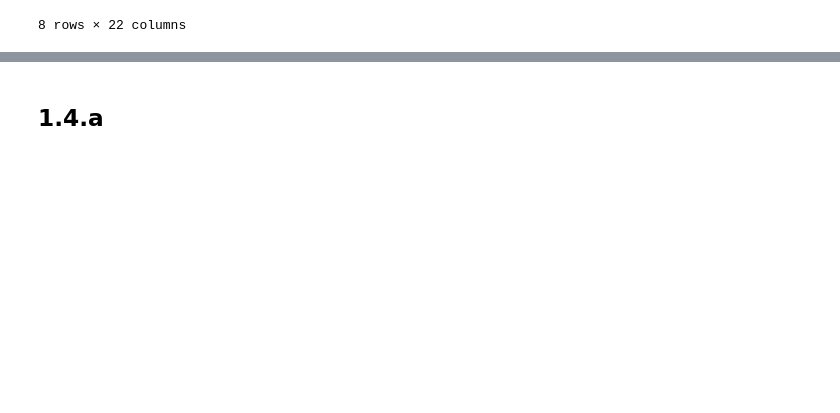
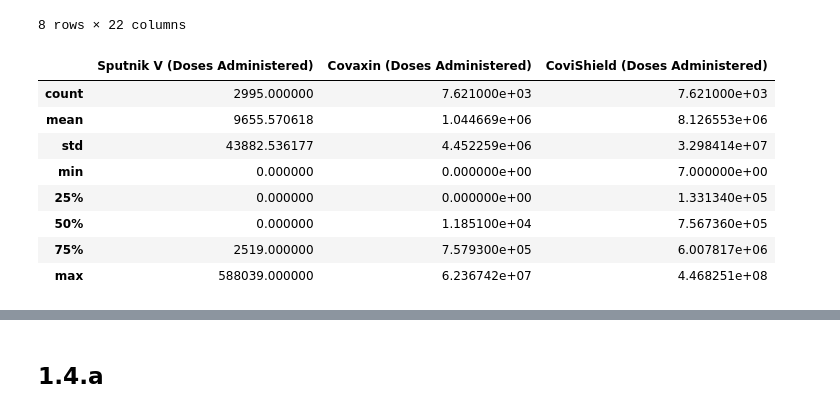
Before and after one commit to dv-rastogi/ml-pg-decision-trees, a Jupyter notebook: 1/1.ipynb, the cells around one changed output, grey strips where cells are left out. Saved outputs shown, nothing was run; the diff lists cells and outputs as text; code cells hidden in the pictures; blank space fills up the shorter version.

```diff
--- a/1/1.ipynb
+++ b/1/1.ipynb
@@ -245,0 +244,12 @@ vaccine_df.describe()
+# %%
+vaccine_df.describe()[vaccine_doses]
+# %% [output]
+|  | Sputnik V (Doses Administered) | Covaxin (Doses Administered) | CoviShield (Doses Administered) |
+| count | 2995.000000 | 7.621000e+03 | 7.621000e+03 |
+| mean | 9655.570618 | 1.044669e+06 | 8.126553e+06 |
+| std | 43882.536177 | 4.452259e+06 | 3.298414e+07 |
+| min | 0.000000 | 0.000000e+00 | 7.000000e+00 |
+| 25% | 0.000000 | 0.000000e+00 | 1.331340e+05 |
+| 50% | 0.000000 | 1.185100e+04 | 7.567360e+05 |
+| 75% | 2519.000000 | 7.579300e+05 | 6.007817e+06 |
+| max | 588039.000000 | 6.236742e+07 | 4.468251e+08 |
```
Also changed, not shown: parts of 13 cells of this notebook.
